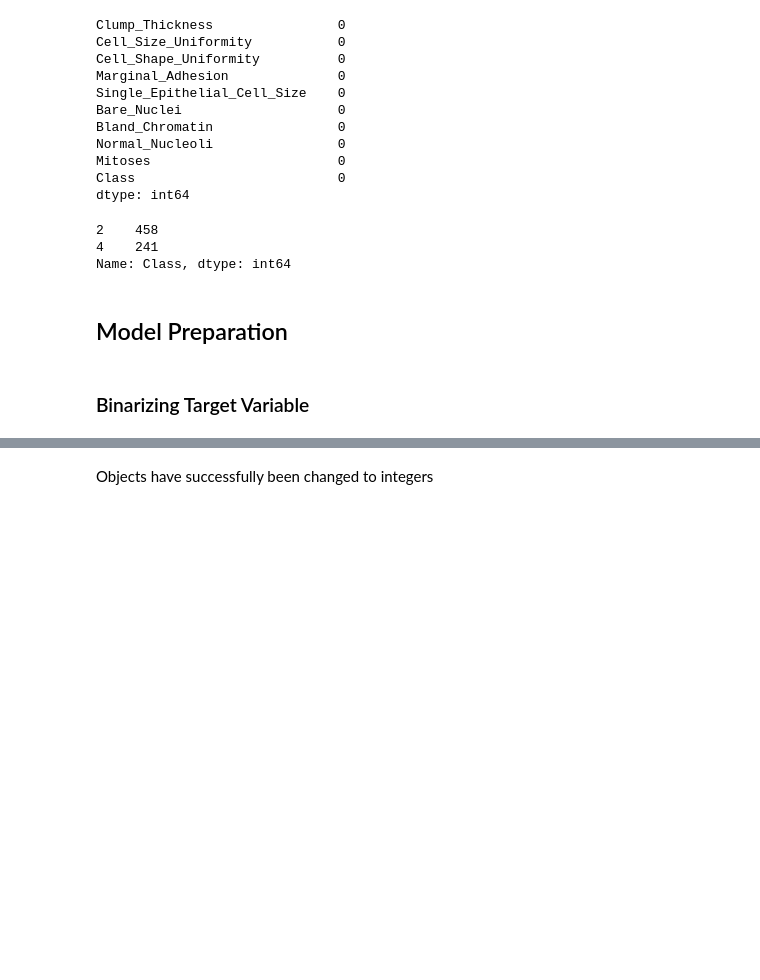
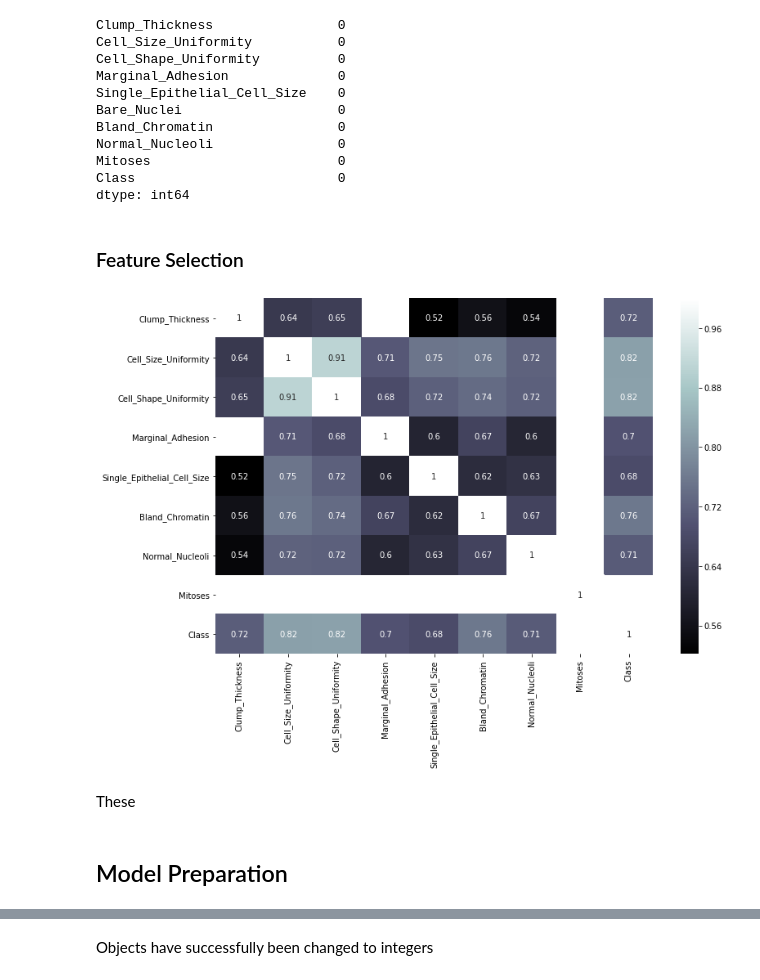
Before and after one commit to MphoKhotleng/Logistic_Regression, a Jupyter notebook: predict_breast_cancer/predict_breast_cancer.ipynb, the cells around one changed output, grey strips where cells are left out. Drawn from its saved outputs; the diff is of its cells as text; code cells hidden in the pictures; blank space fills up the shorter version.

```diff
--- a/predict_breast_cancer/predict_breast_cancer.ipynb
+++ b/predict_breast_cancer/predict_breast_cancer.ipynb
@@ -112,9 +112,16 @@ Normal_Nucleoli                0
 Mitoses                        0
 Class                          0
 dtype: int64
-# %%
-bc.Class.value_counts()
-# %% [output]
-2    458
-4    241
-Name: Class, dtype: int64
+# %% [markdown]
+### Feature Selection
+# %%
+corr = bc.corr()
+
+select_feats = corr[corr>=.5]
+plt.figure(figsize=(12,8))
+sns.heatmap(select_feats, annot = True, cmap="bone")
+plt.show()
+# %% [output]
+[figure, added]
+# %% [markdown]
+These
@@ -126,2 +131,0 @@ y = bc['Class']
-# %% [markdown]
-### Binarizing Target Variable
```
Also changed, not shown: parts of 29 cells of this notebook.
